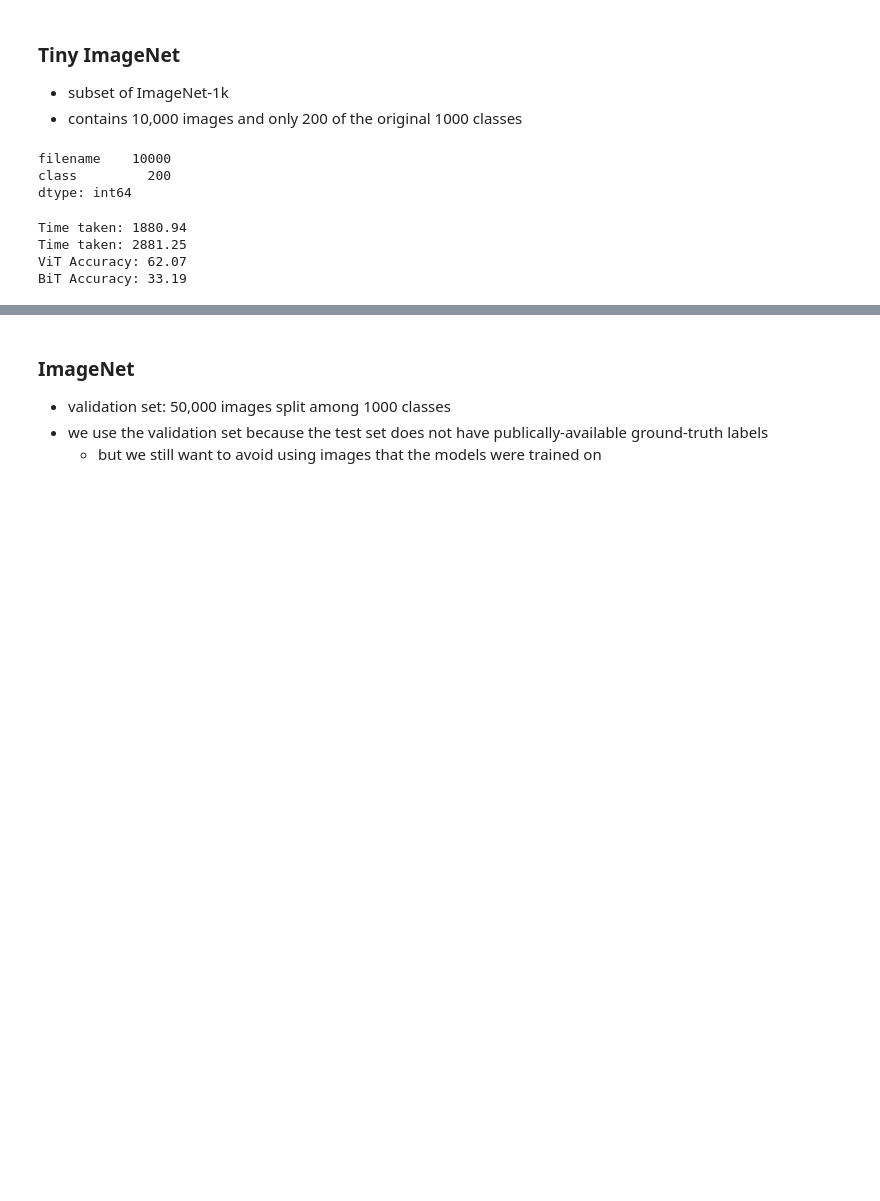
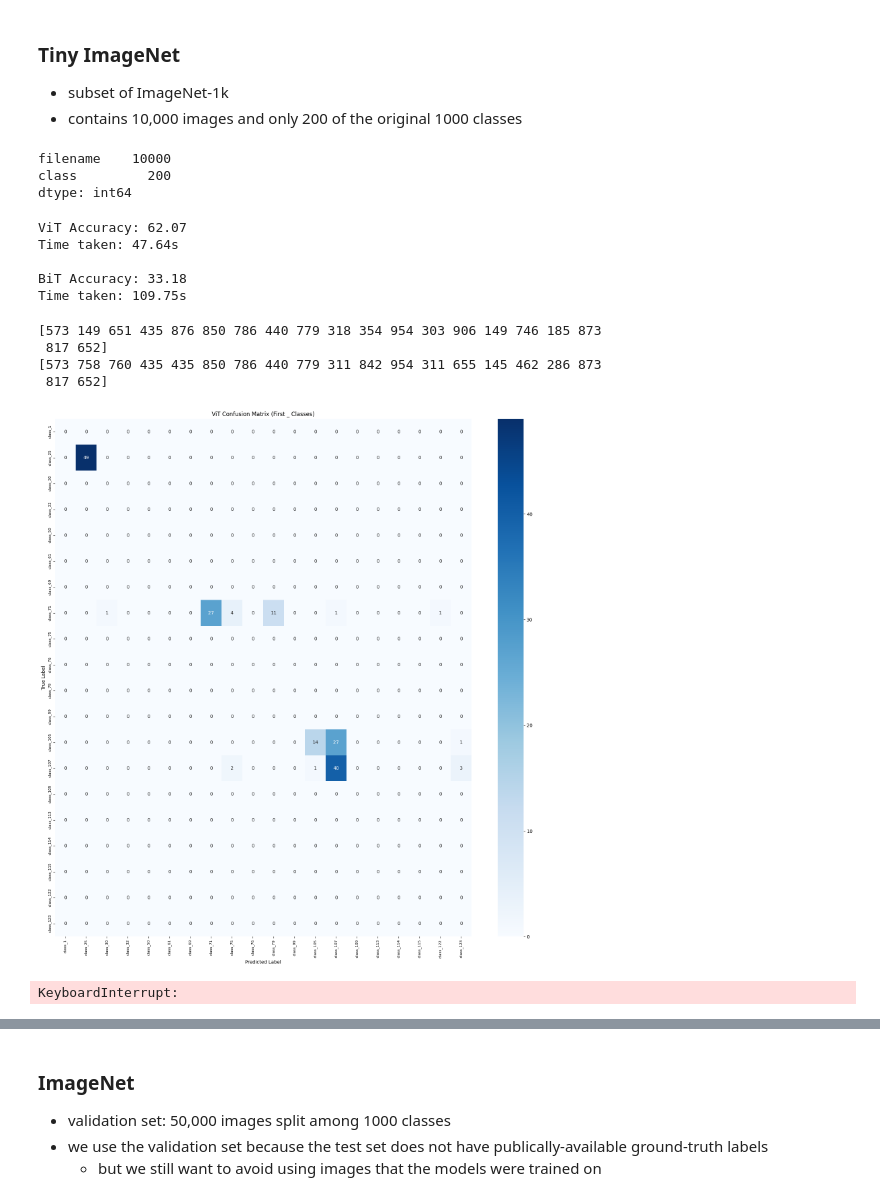
Before and after one commit to MagneticZebra/ViT-vs-CNN, a Jupyter notebook: cnn_vs_vit.ipynb, the cells around one changed output, grey strips where cells are left out. Cells and saved outputs as stored; diff of their text form; code cells hidden in the pictures; blank space fills up the shorter version.

Commit message:
added convolution matrix. nb now saves model stats.

```diff
--- a/cnn_vs_vit.ipynb
+++ b/cnn_vs_vit.ipynb
@@ -141,25 +146,28 @@ data_dir = os.path.join('tiny_imagenet', 'val')
 vit_dataloader = DataLoader(TinyImageNetDataset(data_dir, transform=processor), batch_size=64)
 bit_dataloader = DataLoader(TinyImageNetDataset(data_dir, transform=feature_extractor), batch_size=64)
 
-def get_accuracy(model, dataloader):
+def get_accuracy(model, dataloader: DataLoader, device=torch.device('cpu')):
     correct = 0
     total = len(dataloader.dataset)
     start = time.time()
     with torch.no_grad():
         for imgs, labels in dataloader:
+            labels = labels.to(device)
+            imgs = imgs.to(device)
             outputs = model(imgs)
             pred = outputs.logits.argmax(-1)
             correct += (pred == labels).sum().item()
     return correct / total, time.time()-start
-vit_accuracy, vit_time_taken = get_accuracy(vit_model, vit_dataloader)
-bit_accuracy, bit_time_taken = get_accuracy(bit_model, bit_dataloader)
+vit_accuracy, vit_time_taken = get_accuracy(vit_model, vit_dataloader, device=DEVICE)
+bit_accuracy, bit_time_taken = get_accuracy(bit_model, bit_dataloader, device=DEVICE)
 print(f"ViT Accuracy: {vit_accuracy*100:.2f}")
 print(f"Time taken: {vit_time_taken:.2f}s")
 print()
 print(f"BiT Accuracy: {bit_accuracy*100:.2f}")
 print(f"Time taken: {bit_time_taken:.2f}s")
 # %% [output]
-Time taken: 1880.94
-Time taken: 2881.25
 ViT Accuracy: 62.07
-BiT Accuracy: 33.19
+Time taken: 47.64s
+
+BiT Accuracy: 33.18
+Time taken: 109.75s
@@ -165,0 +203,64 @@ BiT Accuracy: 33.19
+# %%
+# Number of classes to plot
+# Load the confusion matrix data
+import pickle
+def load_confusion_matrix_data(filename):
+    with open(filename, 'rb') as f:
+        preds, labels, cm = pickle.load(f)
+    return preds, labels, cm
+
+# Example: Load confusion matrix data for ViT and BiT
+vit_preds, vit_labels, cm_vit = load_confusion_matrix_data('vit_cm_data.pkl')
+
+# Get unique labels from the true labels
+unique_labels = np.unique(vit_labels)  # Using vit_labels, as an example
+
+# Assuming you have the class-to-label mapping, you can retrieve the names
+# For demonstration, here we create dummy names as class_{i} (you can replace them with actual class names)
+class_names = [f'class_{label}' for label in unique_labels]  # Replace with actual class names if available
+num_classes_to_plot = 20
+
+# Select the first 5 classes from the confusion matrix
+cm_vit_filtered = cm_vit[:num_classes_to_plot, :num_classes_to_plot]
+
+# Plot confusion matrix for ViT with reduced font size for labels
+plt.figure(figsize=(20, 20))
+sns.heatmap(cm_vit_filtered, annot=True, fmt='d', cmap='Blues', xticklabels=class_names[:num_classes_to_plot], yticklabels=class_names[:num_classes_to_plot])
+plt.title('ViT Confusion Matrix (First _ Classes)')
+plt.xlabel('Predicted Label')
+plt.ylabel('True Label')
+plt.xticks(fontsize=8)
+plt.yticks(fontsize=8)
+plt.show()
+
+
+print(vit_preds[:20])
+print(vit_labels[:20])
+# %% [output]
+[573 149 651 435 876 850 786 440 779 318 354 954 303 906 149 746 185 873
+ 817 652]
+[573 758 760 435 435 850 786 440 779 311 842 954 311 655 145 462 286 873
+ 817 652]
+[figure, added]
+# %%
+import pickle
+import torch
+import numpy as np
+from sklearn.metrics import confusion_matrix
+
+def save_confusion_matrix_data(model, dataloader, device, filename):
+    # Get predictions
+    preds, labels = get_predictions(model, dataloader, device=device)
+
+    # Compute confusion matrix
+    cm = confusion_matrix(labels, preds)
+
+    # Save confusion matrix data
+    with open(filename, 'wb') as f:
+        pickle.dump((preds, labels, cm), f)
+
+# Example: Save confusion matrix data for ViT and BiT
+save_confusion_matrix_data(vit_model, vit_dataloader, device=DEVICE, filename='vit_cm_data.pkl')
+save_confusion_matrix_data(bit_model, bit_dataloader, device=DEVICE, filename='bit_cm_data.pkl')
+# %% [output]
+KeyboardInterrupt:
```
Also changed, not shown: parts of 8 cells of this notebook, 2 other files.
